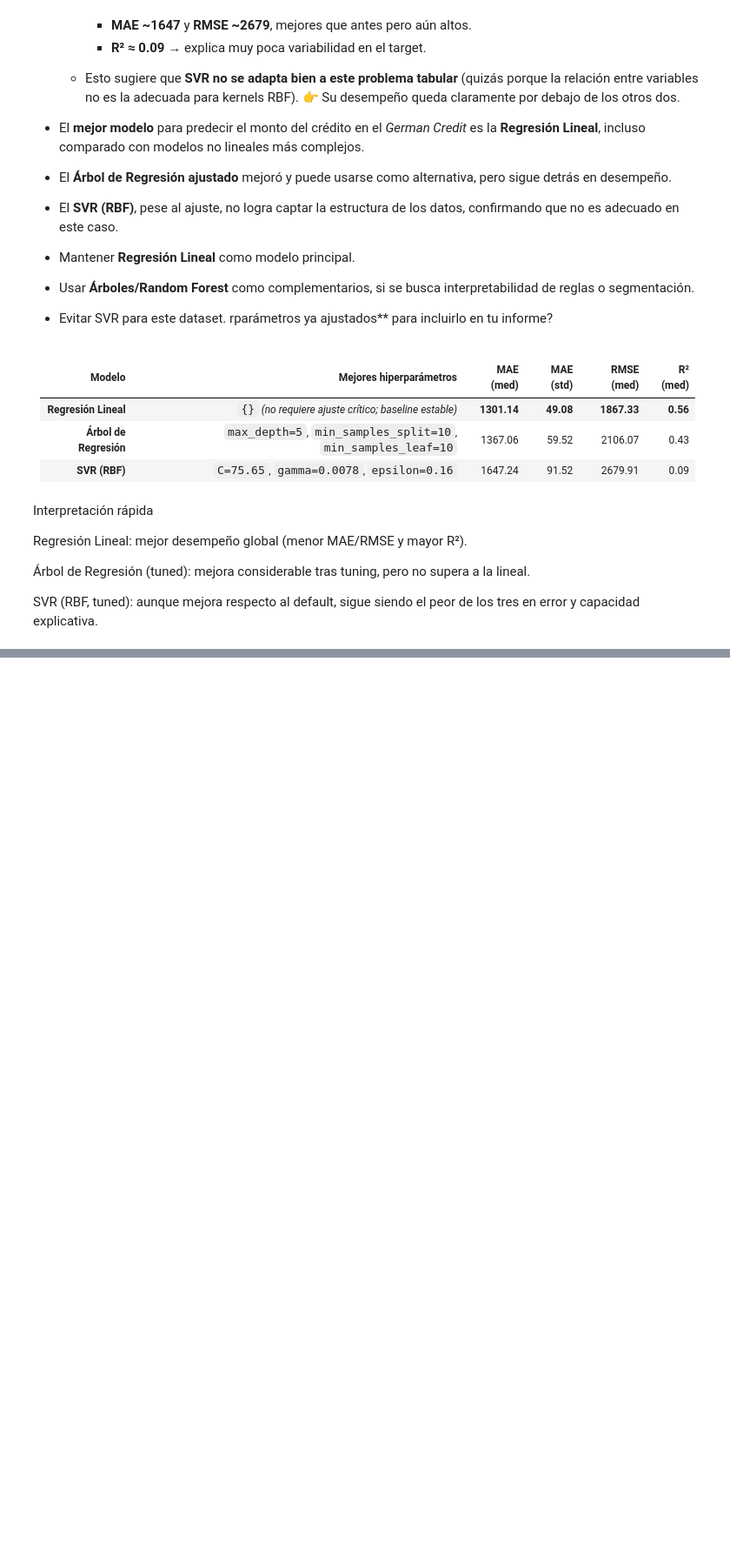
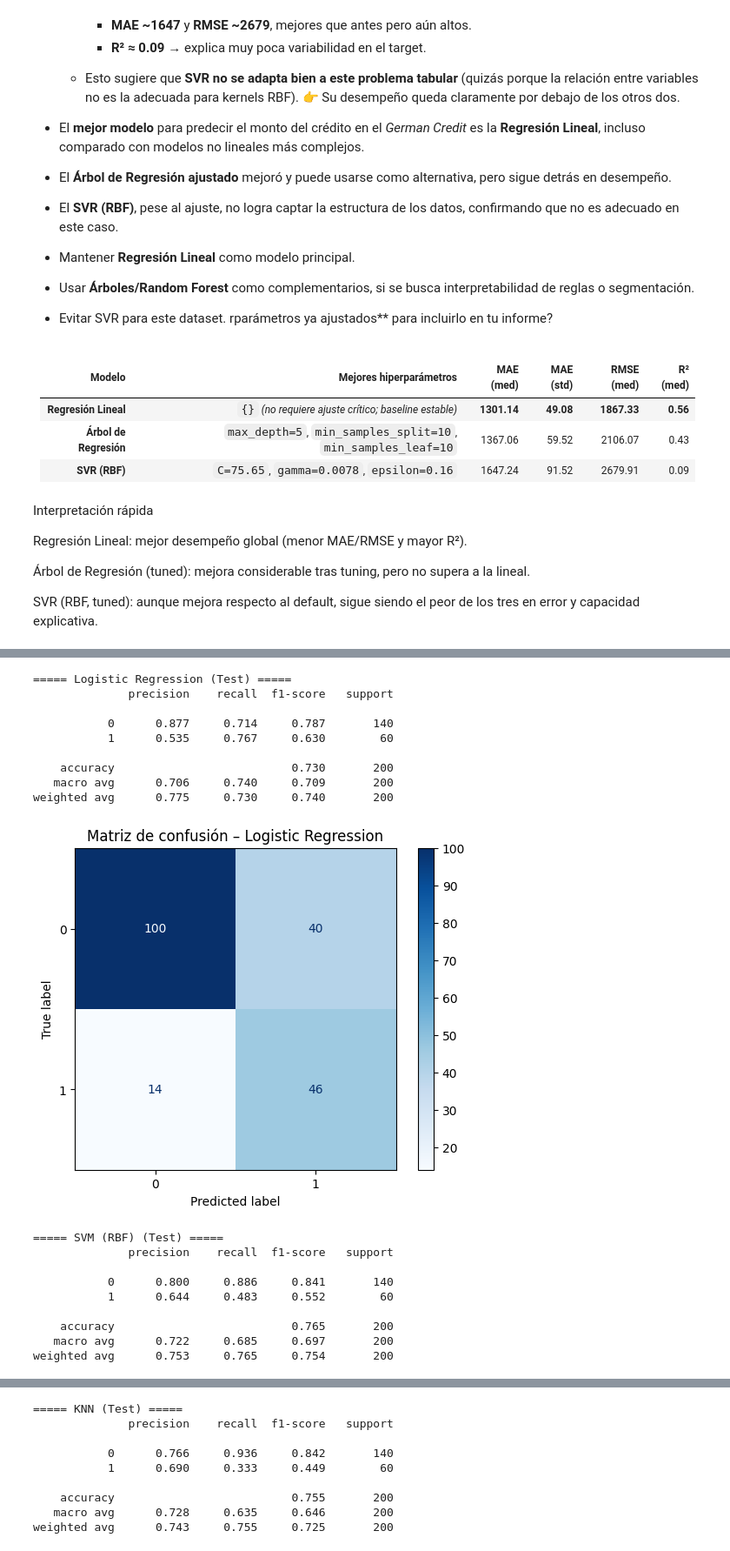
Before and after one commit to canischilensis/data-science, a Jupyter notebook: machine-learning/Analisis-comparativo/Analisis-comparativo-modelo-regresion.ipynb, the cells around one changed output, grey strips where cells are left out. Shown at 87% size. Saved outputs shown, nothing was run; the diff lists cells and outputs as text; code cells hidden in the pictures; blank space fills up the shorter version.

Commit message:
data-science

```diff
--- a/machine-learning/Analisis-comparativo/Analisis-comparativo-modelo-regresion.ipynb
+++ b/machine-learning/Analisis-comparativo/Analisis-comparativo-modelo-regresion.ipynb
@@ -1799,0 +1878,3 @@ SVR (RBF, tuned): aunque mejora respecto al default, sigue siendo el peor de los
+# %%
+y = df["default"].astype(int)
+X = df.drop(columns=["default"])
@@ -1799,0 +1883,6 @@ SVR (RBF, tuned): aunque mejora respecto al default, sigue siendo el peor de los
+# %%
+cat_cols = X.select_dtypes(include=["object", "category"]).columns.tolist()
+num_cols = X.select_dtypes(include=["int64","float64","int32","float32"]).columns.tolist()
+
+print("Categóricas:", cat_cols)
+print("Numéricas:", num_cols)
@@ -1799,0 +1894,8 @@ SVR (RBF, tuned): aunque mejora respecto al default, sigue siendo el peor de los
+# %%
+preprocess = ColumnTransformer(
+    transformers=[
+        ("num", RobustScaler(), num_cols),
+        ("cat", OneHotEncoder(handle_unknown="ignore", sparse_output=False), cat_cols),
+    ],
+    remainder="drop"
+)
@@ -1799,0 +2002,53 @@ SVR (RBF, tuned): aunque mejora respecto al default, sigue siendo el peor de los
+# %%
+X_train, X_test, y_train, y_test = train_test_split(
+    X, y, test_size=0.2, stratify=y, random_state=42
+)
+
+eval_rows = []
+for row in results:
+    name = row["Modelo"]
+    best_est = row["Best Estimator"]
+    best_est.fit(X_train, y_train)
+    y_proba = best_est.predict_proba(X_test)[:, 1]
+    y_pred  = (y_proba >= 0.5).astype(int)  # umbral inicial 0.5
+
+    ap   = average_precision_score(y_test, y_proba)
+    roc  = roc_auc_score(y_test, y_proba)
+    # Report y CM
+    print(f"\n===== {name} (Test) =====")
+    print(classification_report(y_test, y_pred, digits=3))
+    cm = confusion_matrix(y_test, y_pred)
+    ConfusionMatrixDisplay(cm).plot(cmap="Blues")
+    plt.title(f"Matriz de confusión – {name}")
+    plt.show()
+
+    eval_rows.append({
+        "Modelo": name,
+        "Best Params": row["Best Params"],
+        "AP_Test": ap,
+        "ROC_AUC_Test": roc
+    })
+
+eval_df = pd.DataFrame(eval_rows).sort_values("AP_Test", ascending=False)
+print("\n🏁 Desempeño en Test:")
+print(eval_df.to_string(index=False))
+# %% [output]
+===== Logistic Regression (Test) =====
+              precision    recall  f1-score   support
+
+           0      0.877     0.714     0.787       140
+           1      0.535     0.767     0.630        60
+
+    accuracy                          0.730       200
+   macro avg      0.706     0.740     0.709       200
+weighted avg      0.775     0.730     0.740       200
+[figure, added]
+===== SVM (RBF) (Test) =====
+              precision    recall  f1-score   support
+
+           0      0.800     0.886     0.841       140
+           1      0.644     0.483     0.552        60
+
+    accuracy                          0.765       200
+   macro avg      0.722     0.685     0.697       200
+weighted avg      0.753     0.765     0.754       200
@@ -1799,0 +2056,9 @@ SVR (RBF, tuned): aunque mejora respecto al default, sigue siendo el peor de los
+===== KNN (Test) =====
+              precision    recall  f1-score   support
+
+           0      0.766     0.936     0.842       140
+           1      0.690     0.333     0.449        60
+
+    accuracy                          0.755       200
+   macro avg      0.728     0.635     0.646       200
+weighted avg      0.743     0.755     0.725       200
```
Also changed, not shown: parts of 28 cells of this notebook, 1 other file.
